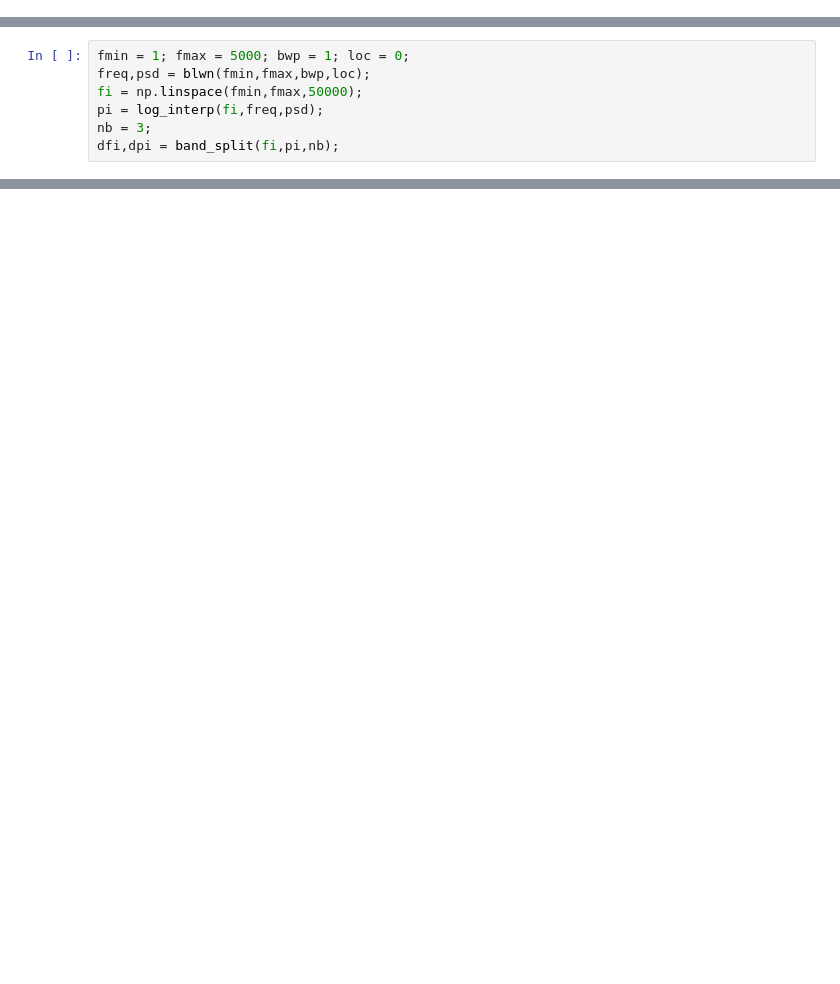
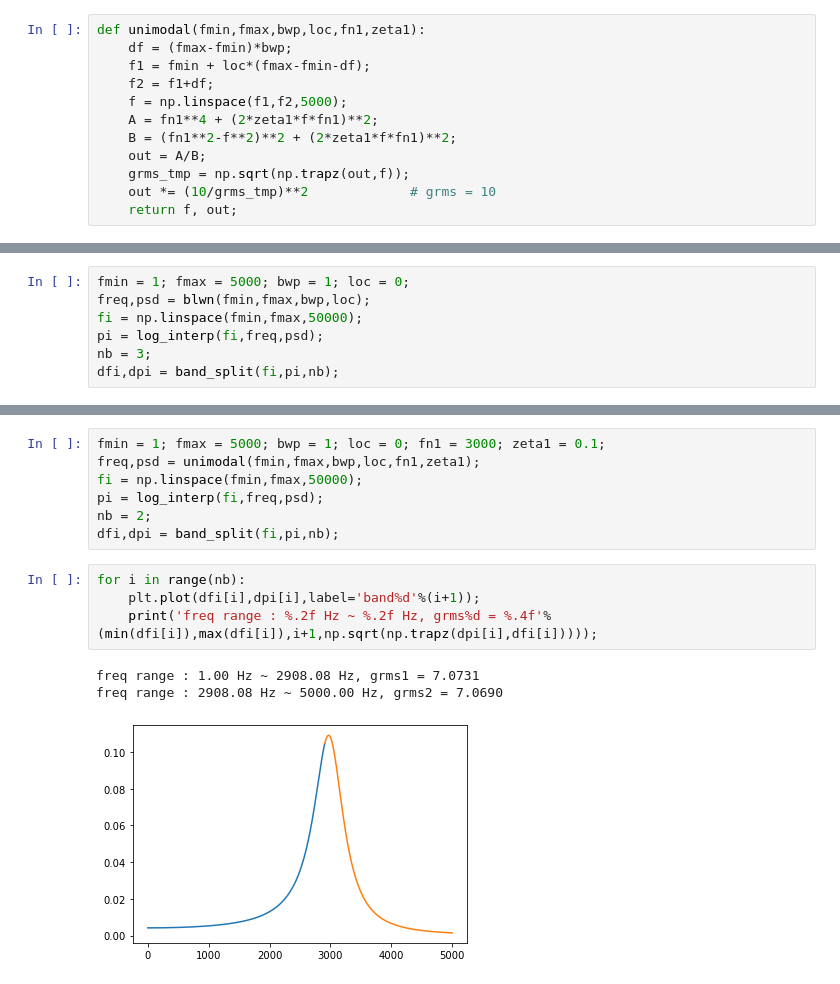
Before and after one commit to wonho13/work, a Jupyter notebook: 진동/bandsplit.ipynb, the cells around one changed output, grey strips where cells are left out. Saved outputs shown, nothing was run; the diff lists cells and outputs as text; blank space fills up the shorter version.

```diff
--- a/진동/bandsplit.ipynb
+++ b/진동/bandsplit.ipynb
@@ -10,6 +10,18 @@ def blwn(fmin,fmax,bwp,loc):  # bwp : band width percentage # loc : location per
     freq = np.array([f1,f2]);
     psd = np.array([A,A]);
     return freq,psd;
+# %%
+def unimodal(fmin,fmax,bwp,loc,fn1,zeta1):
+    df = (fmax-fmin)*bwp;
+    f1 = fmin + loc*(fmax-fmin-df);
+    f2 = f1+df;
+    f = np.linspace(f1,f2,5000);
+    A = fn1**4 + (2*zeta1*f*fn1)**2;
+    B = (fn1**2-f**2)**2 + (2*zeta1*f*fn1)**2;
+    out = A/B;
+    grms_tmp = np.sqrt(np.trapz(out,f));
+    out *= (10/grms_tmp)**2             # grms = 10
+    return f, out;
 # %%
 def band_split(fi,pi,nb): # fi : interpolated freq, ai : interpolated psd, nb : # of bands
     ni = len(fi);
@@ -67,0 +80,15 @@ freq range : 3334.00 Hz ~ 5000.00 Hz, grms3 = 57.7293
+# %%
+fmin = 1; fmax = 5000; bwp = 1; loc = 0; fn1 = 3000; zeta1 = 0.1;
+freq,psd = unimodal(fmin,fmax,bwp,loc,fn1,zeta1);
+fi = np.linspace(fmin,fmax,50000);
+pi = log_interp(fi,freq,psd);
+nb = 2;
+dfi,dpi = band_split(fi,pi,nb);
+# %%
+for i in range(nb):
+    plt.plot(dfi[i],dpi[i],label='band%d'%(i+1));
+    print('freq range : %.2f Hz ~ %.2f Hz, grms%d = %.4f'%(min(dfi[i]),max(dfi[i]),i+1,np.sqrt(np.trapz(dpi[i],dfi[i]))));
+# %% [output]
+freq range : 1.00 Hz ~ 2908.08 Hz, grms1 = 7.0731
+freq range : 2908.08 Hz ~ 5000.00 Hz, grms2 = 7.0690
+[figure, added]
```
Also changed, not shown: parts of 5 cells of this notebook.
